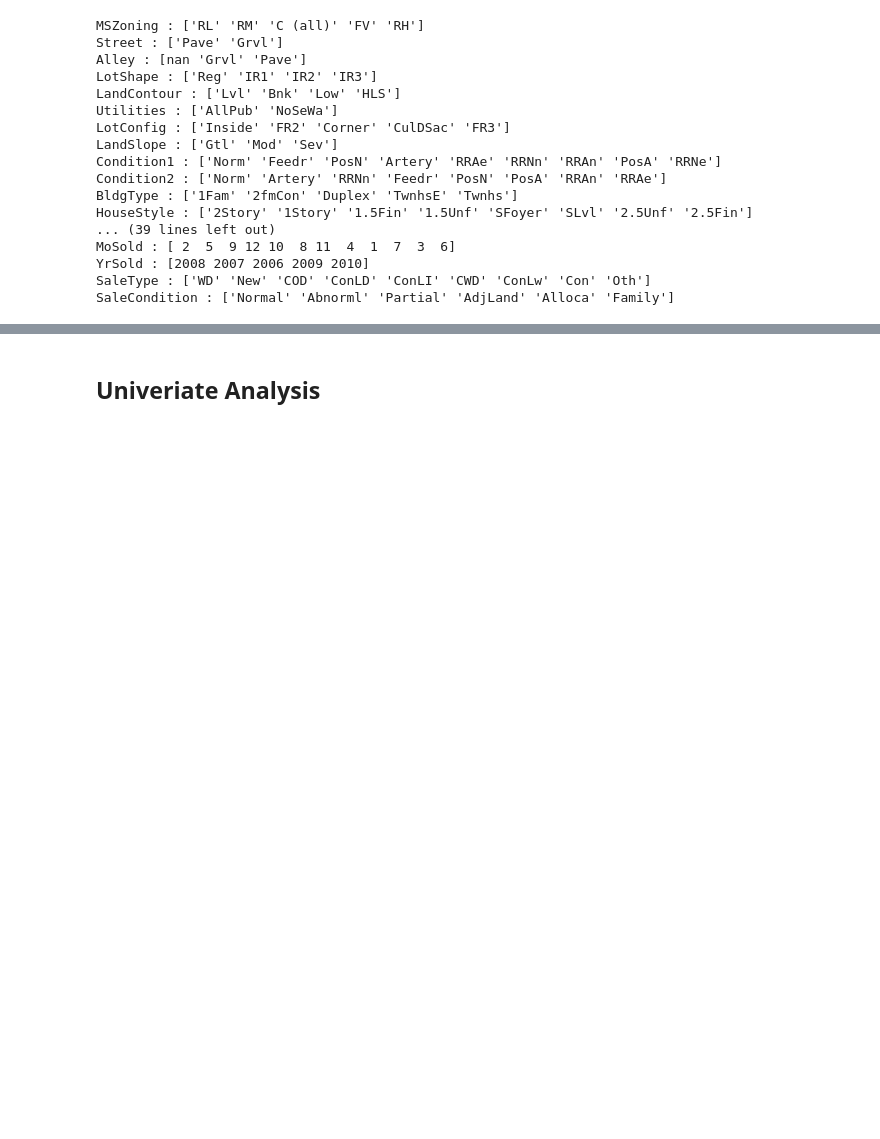
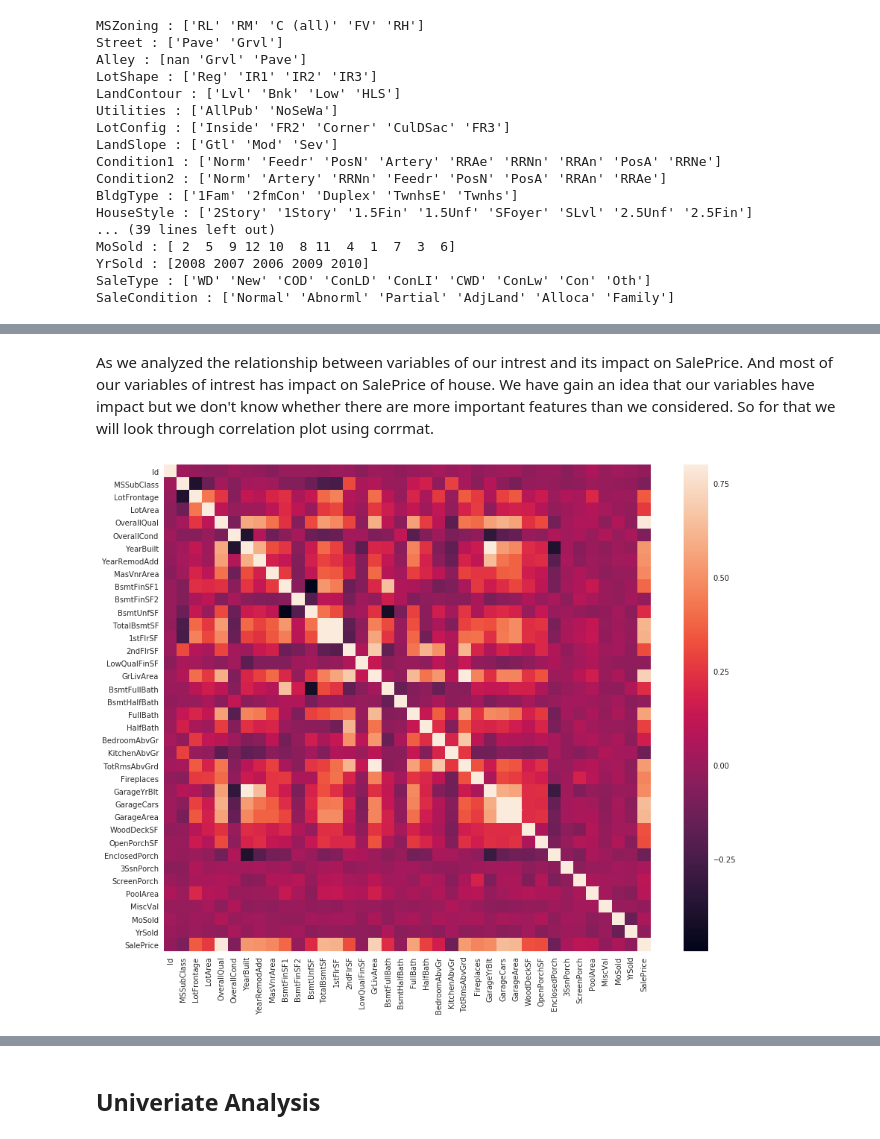
Before and after one commit to dralmostright/house-price-predict, a Jupyter notebook: house-price-predict.ipynb, the cells around one changed output, grey strips where cells are left out. Drawn from its saved outputs; the diff is of its cells as text; code cells hidden in the pictures; blank space fills up the shorter version.

```diff
--- a/house-price-predict.ipynb
+++ b/house-price-predict.ipynb
@@ -126,0 +145,8 @@ MoSold, YrSold, SaleType, SaleCondition||Condition1
+# %% [markdown]
+As we analyzed the relationship between variables of our intrest and its impact on SalePrice. And most of our variables of intrest has impact on SalePrice of house. We have gain an idea that our variables have impact but we don't know whether there are more important features than we considered. So for that we will look through correlation plot using corrmat.
+# %%
+corrmat = trainData.corr()
+f, ax = plt.subplots(figsize=(16, 12))
+sns.heatmap(corrmat, vmax=.8, square=True);
+# %% [output]
+[figure, added]
```
Also changed, not shown: parts of 81 cells of this notebook.
